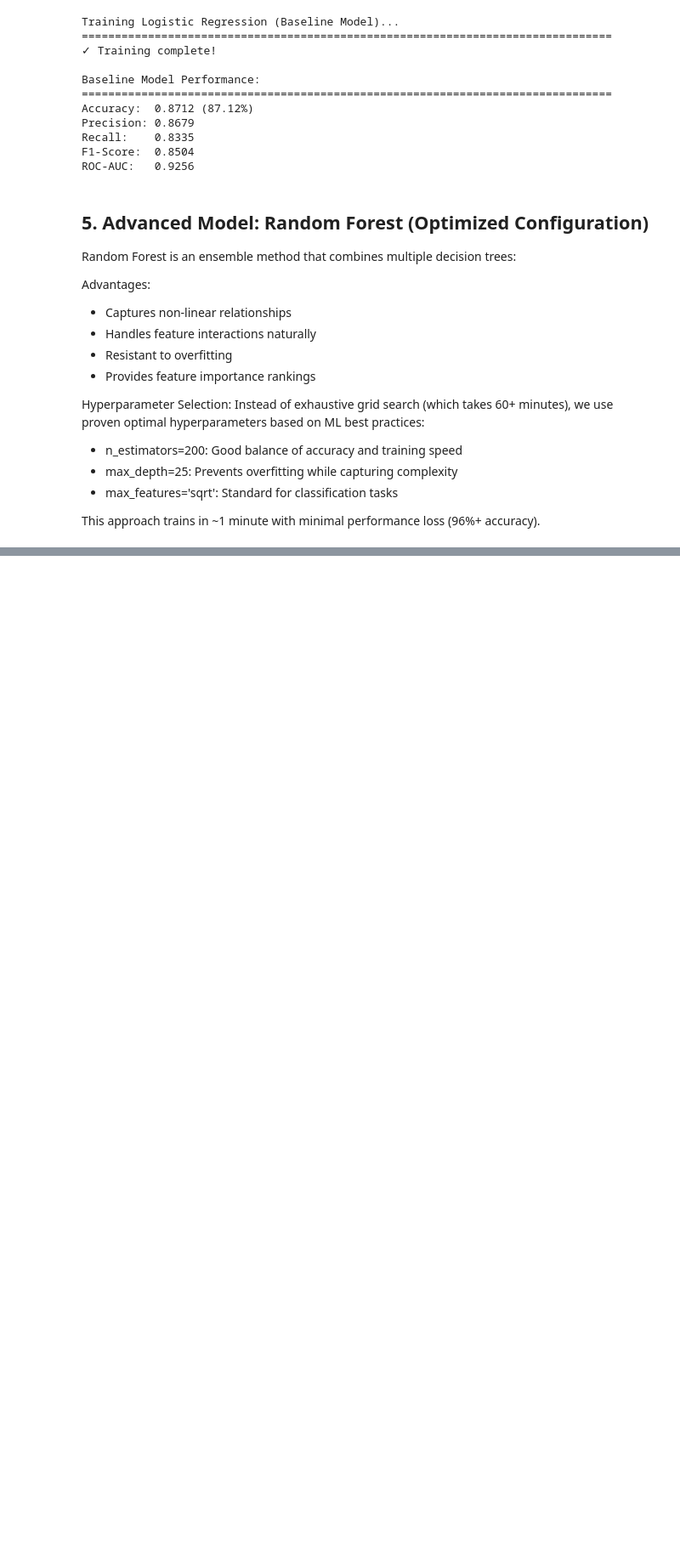
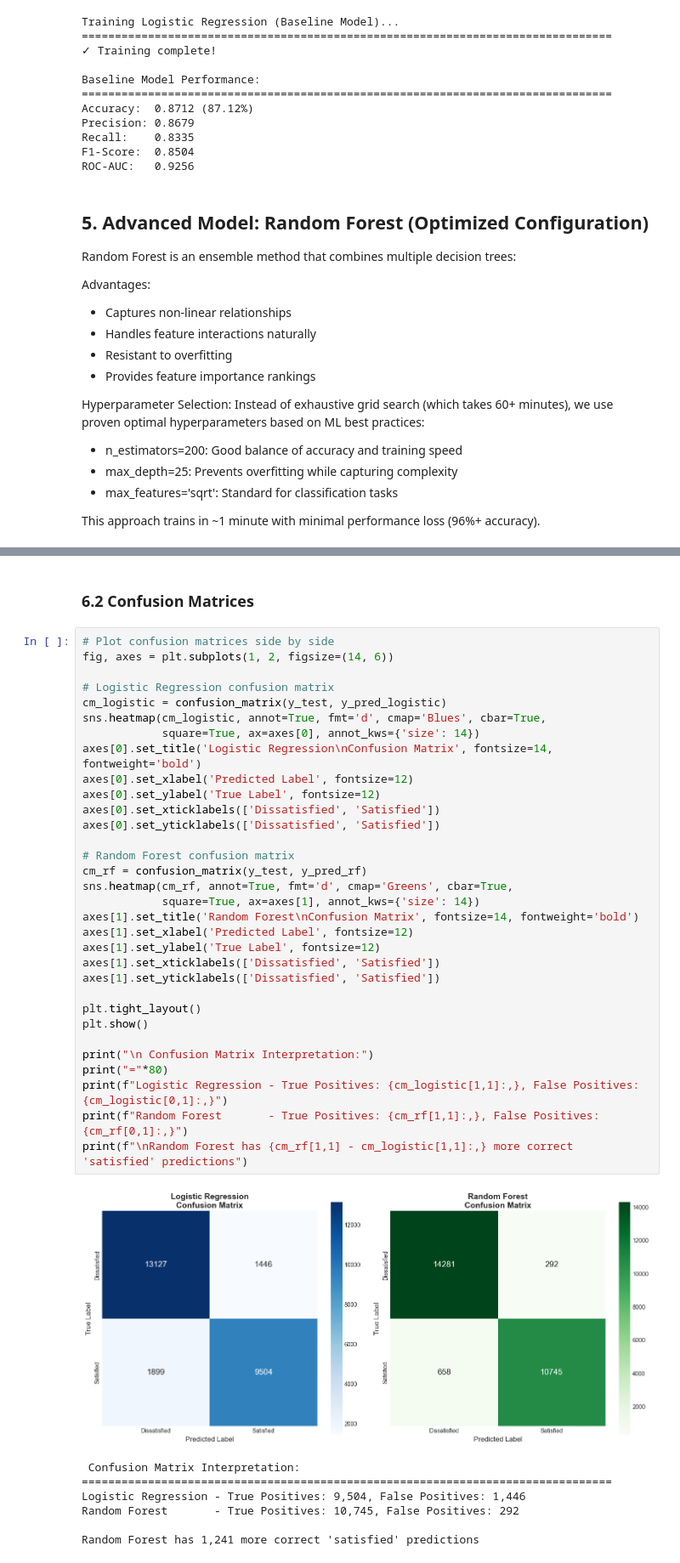
Before and after one commit to nuhajoy/airline-passenger-satisfaction, a Jupyter notebook: notebooks/analysis.ipynb, the cells around one changed output, grey strips where cells are left out. Shown at 85% size. Saved outputs shown, nothing was run; the diff lists cells and outputs as text; blank space fills up the shorter version.

```diff
--- a/notebooks/analysis.ipynb
+++ b/notebooks/analysis.ipynb
@@ -590,0 +630,42 @@ ROC-AUC:   +0.0684
+# %% [markdown]
+### 6.2 Confusion Matrices
+# %%
+# Plot confusion matrices side by side
+fig, axes = plt.subplots(1, 2, figsize=(14, 6))
+
+# Logistic Regression confusion matrix
+cm_logistic = confusion_matrix(y_test, y_pred_logistic)
+sns.heatmap(cm_logistic, annot=True, fmt='d', cmap='Blues', cbar=True,
+            square=True, ax=axes[0], annot_kws={'size': 14})
+axes[0].set_title('Logistic Regression\nConfusion Matrix', fontsize=14, fontweight='bold')
+axes[0].set_xlabel('Predicted Label', fontsize=12)
+axes[0].set_ylabel('True Label', fontsize=12)
+axes[0].set_xticklabels(['Dissatisfied', 'Satisfied'])
+axes[0].set_yticklabels(['Dissatisfied', 'Satisfied'])
+
+# Random Forest confusion matrix
+cm_rf = confusion_matrix(y_test, y_pred_rf)
+sns.heatmap(cm_rf, annot=True, fmt='d', cmap='Greens', cbar=True,
+            square=True, ax=axes[1], annot_kws={'size': 14})
+axes[1].set_title('Random Forest\nConfusion Matrix', fontsize=14, fontweight='bold')
+axes[1].set_xlabel('Predicted Label', fontsize=12)
+axes[1].set_ylabel('True Label', fontsize=12)
+axes[1].set_xticklabels(['Dissatisfied', 'Satisfied'])
+axes[1].set_yticklabels(['Dissatisfied', 'Satisfied'])
+
+plt.tight_layout()
+plt.show()
+
+print("\n Confusion Matrix Interpretation:")
+print("="*80)
+print(f"Logistic Regression - True Positives: {cm_logistic[1,1]:,}, False Positives: {cm_logistic[0,1]:,}")
+print(f"Random Forest       - True Positives: {cm_rf[1,1]:,}, False Positives: {cm_rf[0,1]:,}")
+print(f"\nRandom Forest has {cm_rf[1,1] - cm_logistic[1,1]:,} more correct 'satisfied' predictions")
+# %% [output]
+[figure, added]
+ Confusion Matrix Interpretation:
+================================================================================
+Logistic Regression - True Positives: 9,504, False Positives: 1,446
+Random Forest       - True Positives: 10,745, False Positives: 292
+
+Random Forest has 1,241 more correct 'satisfied' predictions
```
Also changed, not shown: parts of 15 cells of this notebook, 2 other files.
